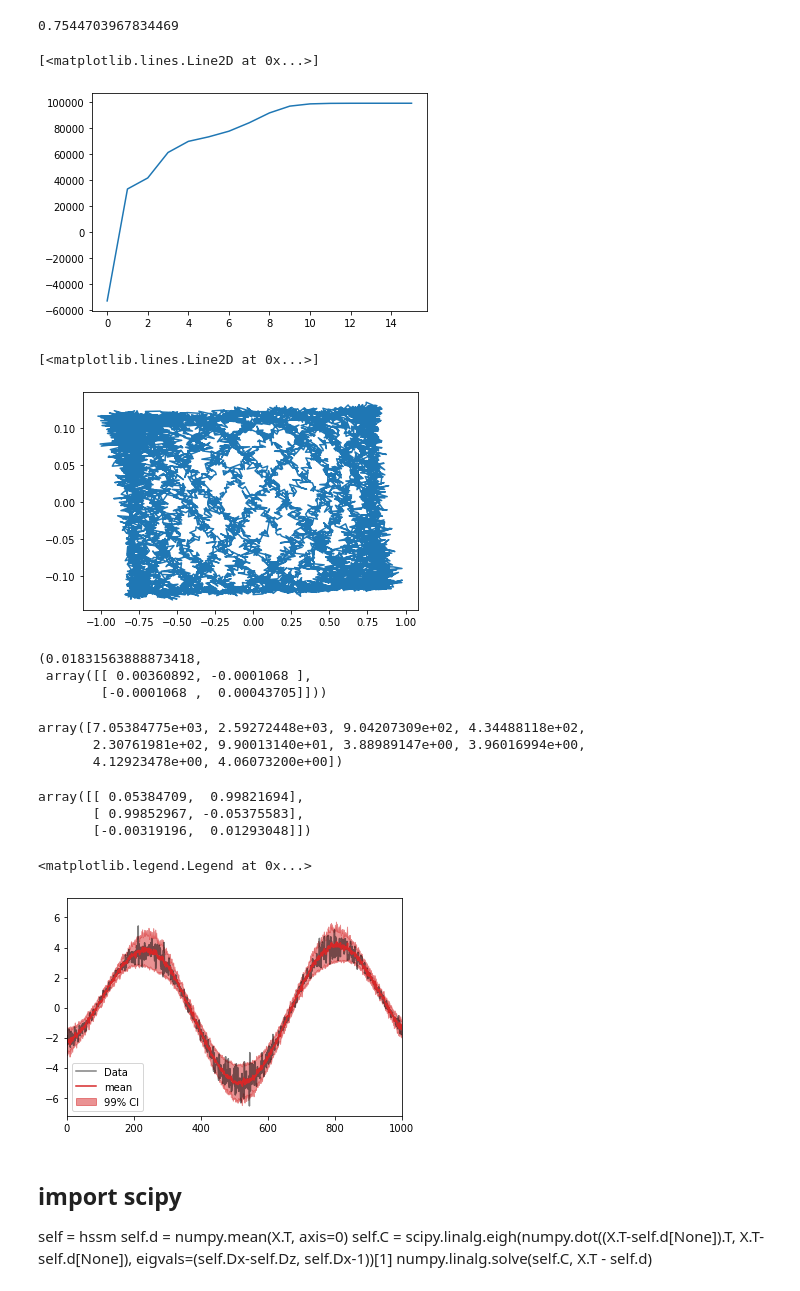
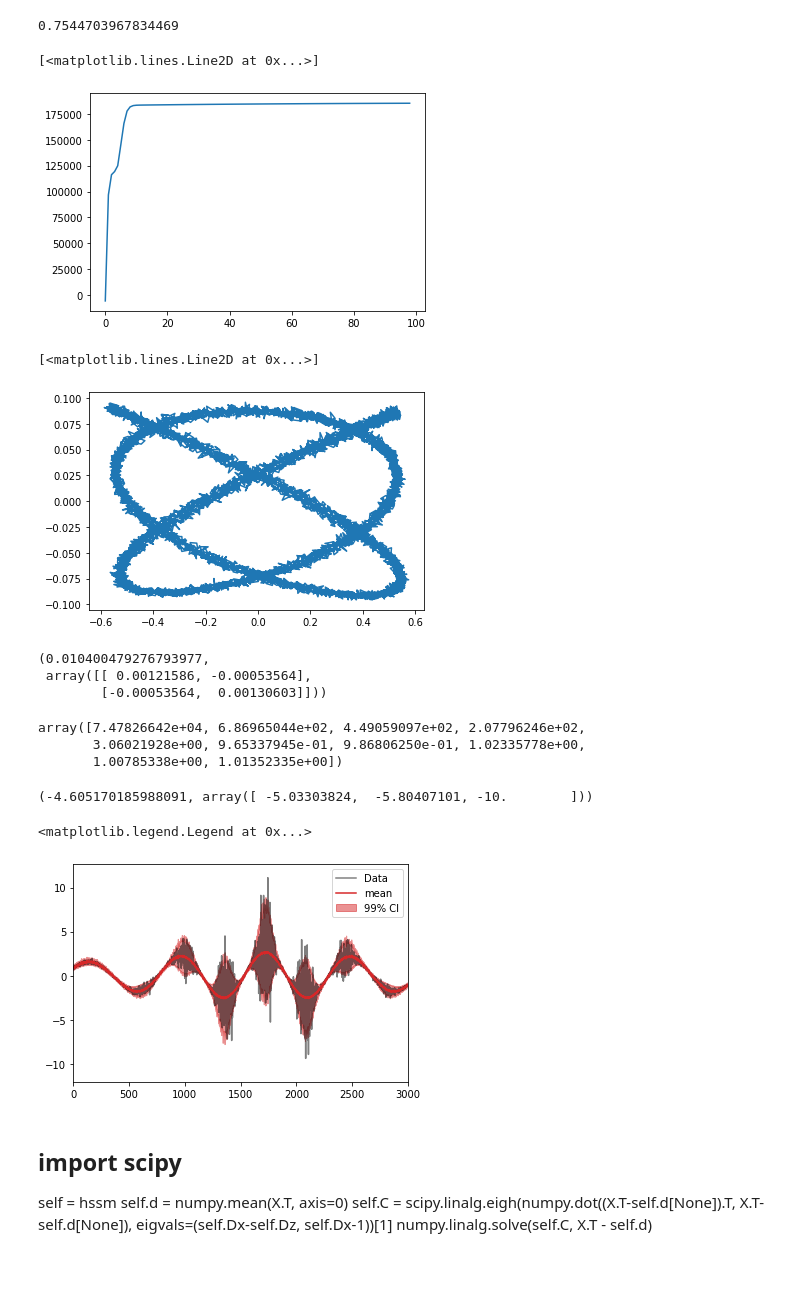
Before and after one commit to christiando/gaussian-toolbox, a Jupyter notebook: notebooks/timeseries/DevNB.ipynb, the cells around one changed output. Saved outputs shown, nothing was run; the diff lists cells and outputs as text; code cells hidden in the pictures.

```diff
--- a/notebooks/timeseries/DevNB.ipynb
+++ b/notebooks/timeseries/DevNB.ipynb
@@ -49,7 +49,7 @@ def generate_heteroscedastic_data(T, Dx, Dz, Du, sigma_z = .02, sigma_x = .02):
     phase = 2 * numpy.pi * numpy.random.rand(Dz)
     for idz in range(Dz):
         z[idz] = 1*numpy.cos(2 * numpy.pi * numpy.arange(T) * freq[idz] + phase[idz]) + noise_z[idz]
-    D_Sigma = 2 * beta[:,None] * numpy.cosh(numpy.dot(w, z) + b_w[:,None])
+    D_Sigma = 2 * beta[:,None] * (numpy.cosh(numpy.dot(w, z) + b_w[:,None]))
     x = numpy.zeros((Dx,T))
     mu_x = numpy.dot(C, z)
     noise_x = numpy.random.randn(Dx, T)
@@ -61,9 +61,9 @@ def generate_heteroscedastic_data(T, Dx, Dz, Du, sigma_z = .02, sigma_x = .02):
 # %%
 Dz = 2
 Dx = 10
-Du = 4
+Du = 3
 T = 10000
-X, z, params_dict = generate_heteroscedastic_data(T, Dx, Dz, Du)
+X, z, params_dict = generate_heteroscedastic_data(T, Dx, Dz, Du, sigma_x=.01)
 pyplot.figure(figsize=(4,4))
 pyplot.plot(z[:,0], z[:,1], 'k')
 pyplot.xlabel('z0')
@@ -197,15 +204,22 @@ U = eigvecs[:,:3]
 # %% [output]
 0.02
 # %%
-hssm = HeteroscedasticStateSpace_EM(X, Dz=2, Du=4, noise_x=1., noise_z=.1)
-#hssm.Qz = lssm.Qz# * 1e-2
-#hssm.A, hssm.b = lssm.A, lssm.b
-#hssm.C, hssm.d = lssm.C, lssm.d
+import scipy
+hssm = HeteroscedasticStateSpace_EM(X, Dz=2, Du=3, noise_x=1., noise_z=.01)
+X_smoothed = numpy.empty(X.shape)
+for i in range(X.shape[1]):
+    X_smoothed[:,i] = numpy.convolve(X[:,i], numpy.ones(10) / 10., mode='same')
+eig_vals, eig_vecs = scipy.linalg.eigh(numpy.dot((X_smoothed-hssm.d[None]).T, X_smoothed-hssm.d[None]), eigvals=(hssm.Dx-hssm.Dz, hssm.Dx-1))
+hssm.C =  eig_vecs * eig_vals / hssm.T
+z_hat = numpy.dot(numpy.linalg.pinv(hssm.C), (X_smoothed - hssm.d).T).T
+delta_X = X - numpy.dot(z_hat, hssm.C.T) - hssm.d
+cov = numpy.dot(delta_X.T, delta_X)
+hssm.U = scipy.linalg.eigh(cov, eigvals=(hssm.Dx-hssm.Du, hssm.Dx-1))[1]
 #hssm.U = params_dict['U']
 #hssm.W = numpy.vstack([params_dict['b_w'], params_dict['w'].T])
 #hssm.beta = params_dict['beta']
 #hssm.sigma_x = params_dict['sigma_x']
-#hssm.ks = HeteroscedasticKalmanSmoother(X.T, hssm.A, hssm.b, hssm.Qz, hssm.C, hssm.d, hssm.U, hssm.W, hssm.beta, hssm.sigma_x)
-#hssm.Qz_inv, hssm.ln_det_Qz = hssm.ks.state_density.Lambda[0], hssm.ks.state_density.ln_det_Sigma[0]
+hssm.ks = HeteroscedasticKalmanSmoother(X, hssm.A, hssm.b, hssm.Qz, hssm.C, hssm.d, hssm.U, hssm.W, hssm.beta, hssm.sigma_x)
+hssm.Qz_inv, hssm.ln_det_Qz = hssm.ks.state_density.Lambda[0], hssm.ks.state_density.ln_det_Sigma[0]
 #hssm.W[:] = 0
 # %%
@@ -259,34 +314,32 @@ numpy.amax(hssm.get_lb_i(0, phi, update='C')[0])
 pyplot.plot(llk_list[1:])
 # %% [output]
 [<matplotlib.lines.Line2D at 0x...>]
-[figure, old version]
+[figure, new version]
 # %%
 pyplot.plot(hssm.ks.smoothing_density.mu[:,0], hssm.ks.smoothing_density.mu[:,1])
 #pyplot.plot(hssm.ks.smoothing_density.mu[:,1])
 # %% [output]
 [<matplotlib.lines.Line2D at 0x...>]
-[figure, old version]
+[figure, new version]
 # %%
 hssm.sigma_x, hssm.Qz
 # %% [output]
-(0.01831563888873418,
- array([[ 0.00360892, -0.0001068 ],
-        [-0.0001068 ,  0.00043705]]))
+(0.010400479276793977,
+ array([[ 0.00121586, -0.00053564],
+        [-0.00053564,  0.00130603]]))
 # %%
 eig_vals, eig_vecs = numpy.linalg.eig(numpy.dot((hssm.ks.X - mu_x).T, (hssm.ks.X - mu_x)))
 #hssm.U = eig_vecs[:,:2]
 eig_vals
 #numpy.dot(eig_vecs[:,:2].T, eig_vecs[:,:2])
 # %% [output]
-array([7.05384775e+03, 2.59272448e+03, 9.04207309e+02, 4.34488118e+02,
-       2.30761981e+02, 9.90013140e+01, 3.88989147e+00, 3.96016994e+00,
-       4.12923478e+00, 4.06073200e+00])
+array([7.47826642e+04, 6.86965044e+02, 4.49059097e+02, 2.07796246e+02,
+       3.06021928e+00, 9.65337945e-01, 9.86806250e-01, 1.02335778e+00,
+       1.00785338e+00, 1.01352335e+00])
-# %%
-numpy.dot(hssm.U.T, params_dict['U'])
-# %% [output]
-array([[ 0.05384709,  0.99821694],
-       [ 0.99852967, -0.05375583],
-       [-0.00319196,  0.01293048]])
+# %%
+numpy.log(.01), numpy.log(hssm.beta)
+# %% [output]
+(-4.605170185988091, array([ -5.03303824,  -5.80407101, -10.        ]))
 # %%
 p_x = hssm.ks.compute_data_density()
 mu_x = p_x.mu
@@ -294,15 +347,18 @@ std_x = 1.68 * numpy.sqrt(p_x.Sigma.diagonal(axis1=1,axis2=2))
 # %%
+#p_x = hssm.ks.compute_data_density()
+mu_x = p_x.mu
+std_x = 1.96 * numpy.sqrt(p_x.Sigma.diagonal(axis1=1,axis2=2))
 #pyplot.plot(p_x.mu[:,0])
 #pyplot.plot(X[0].T)
-i = 9
+i = 5
 pyplot.plot(X[:,i], 'k', alpha=.5, label='Data')
 pyplot.fill_between(numpy.arange(T), mu_x[:,i] - std_x[:,i], mu_x[:,i] + std_x[:,i], alpha=.5, color='C3', label='99% CI')
 pyplot.plot(mu_x[:,i], 'C3', label='mean')
-pyplot.xlim([0,1000])
+pyplot.xlim([0,3000])
 pyplot.legend()
 # %% [output]
 <matplotlib.legend.Legend at 0x...>
-[figure, old version]
+[figure, new version]
 # %% [markdown]
 ## import scipy
 self = hssm
```
Also changed, not shown: parts of 17 cells of this notebook, 2 other files.
